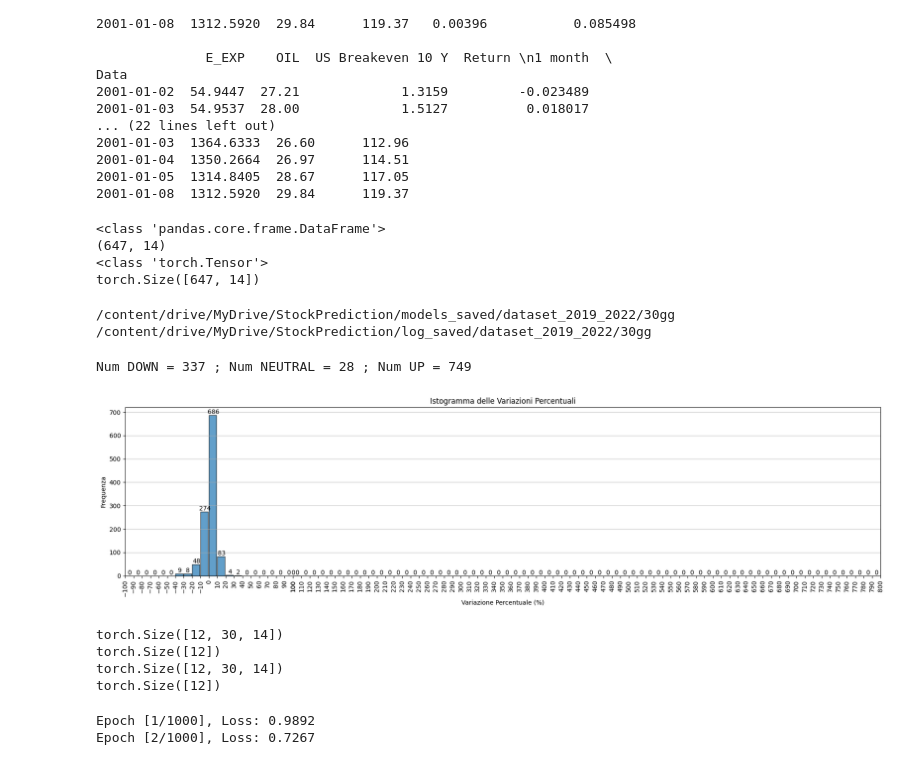
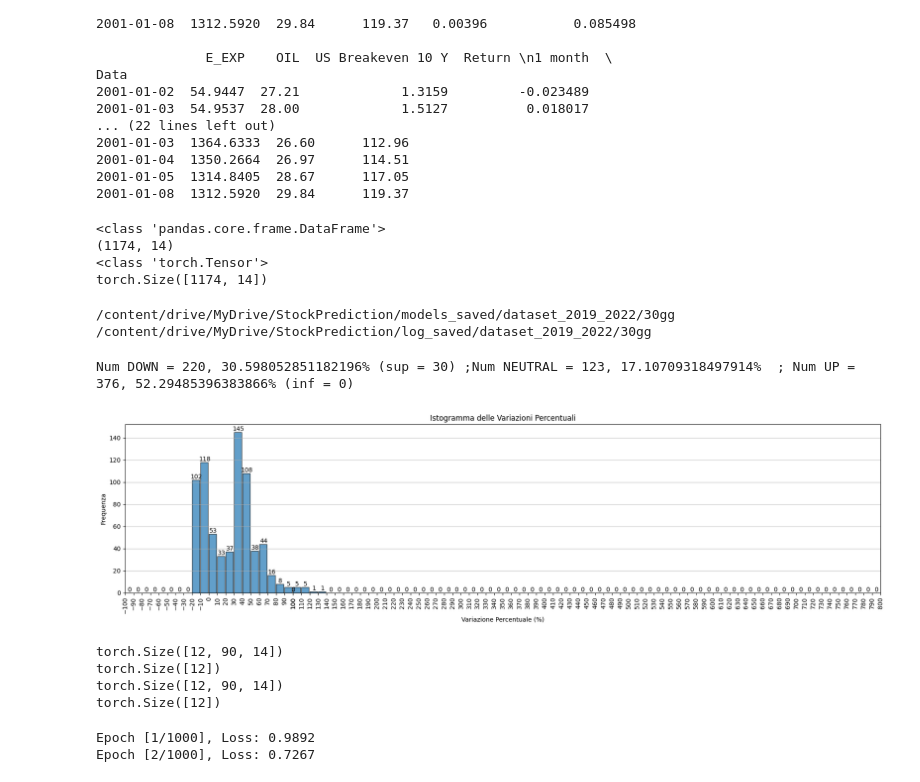
Before and after one commit to tommasomora01/StockIndexClassification, a Jupyter notebook: StockIndexClassification_COLABnew.ipynb, the cells around one changed output. Drawn from its saved outputs; the diff is of its cells as text; code cells hidden in the pictures.

```diff
--- a/StockIndexClassification_COLABnew.ipynb
+++ b/StockIndexClassification_COLABnew.ipynb
@@ -213,22 +215,22 @@ class SequenceDataset(Dataset[Tuple[torch.Tensor, int]]):
             plt.show()
 # %%
 # train_inputs = normalized_df.iloc[:,:]
-# train_inputs = train_model_dataset.iloc[:,:]
-# folders[0] = os.path.join(folders[0],"dataset_2019_2022")
-# folders[1] = os.path.join(folders[1],"dataset_2019_2022")
-# print(type(train_inputs))
-# print(train_inputs.shape)
+train_inputs = train_model_dataset.iloc[:,:]
+folders[0] = os.path.join(folders[0],"dataset_2019_2022")
+folders[1] = os.path.join(folders[1],"dataset_2019_2022")
+print(type(train_inputs))
+print(train_inputs.shape)
 
 
-# X_train_tensor = torch.tensor(train_inputs.to_numpy())
+X_train_tensor = torch.tensor(train_inputs.to_numpy())
 
-# print(type(X_train_tensor))
-# print(X_train_tensor.shape)
+print(type(X_train_tensor))
+print(X_train_tensor.shape)
 # %% [output]
 <class 'pandas.core.frame.DataFrame'>
-(647, 14)
+(1174, 14)
 <class 'torch.Tensor'>
-torch.Size([647, 14])
+torch.Size([1174, 14])
 # %%
 
 # Definizione del modello
@@ -371,9 +373,9 @@ def evaluate_model(model, test_loader, device):
     return accuracy, all_predictions, all_targets
 # %%
 # Iperparametri
-sequence_length = 30
+sequence_length = 90
 offset = 1
-distance_pred = 30
+distance_pred = 365
 output_size = 3  # Numero di classi: D, N, U
 learning_rate = 0.0001
 num_epochs = 1000
@@ -388,31 +390,31 @@ print(folders[1])
 /content/drive/MyDrive/StockPrediction/log_saved/dataset_2019_2022/30gg
 # %%
 # Creazione del dataset
-# dataset = SequenceDataset(train_inputs, sequence_length=sequence_length, offset=offset,distance_pred=distance_pred)
-# dataset.show_sequence(plot_mode=True)
-# # Split train-test
-# train_size = int(0.8 * len(dataset))
-# test_size = len(dataset) - train_size
-# train_dataset, test_dataset = torch.utils.data.random_split(dataset, [train_size, test_size])
+dataset = SequenceDataset(train_inputs, sequence_length=sequence_length, offset=offset,distance_pred=distance_pred)
+dataset.show_sequence(plot_mode=True)
+# Split train-test
+train_size = int(0.8 * len(dataset))
+test_size = len(dataset) - train_size
+train_dataset, test_dataset = torch.utils.data.random_split(dataset, [train_size, test_size])
 
-# # Creazione dei DataLoader
-# train_loader = DataLoader(train_dataset, batch_size=batch_size, shuffle=False)
-# test_loader = DataLoader(test_dataset, batch_size=batch_size, shuffle=False)
-# for inputs in train_loader:
-#   print(inputs[0].shape)
-#   print(inputs[1].shape)
-#   break
+# Creazione dei DataLoader
+train_loader = DataLoader(train_dataset, batch_size=batch_size, shuffle=False)
+test_loader = DataLoader(test_dataset, batch_size=batch_size, shuffle=False)
+for inputs in train_loader:
+  print(inputs[0].shape)
+  print(inputs[1].shape)
+  break
 
-# for inputs in test_loader:
-#     print(inputs[0].shape)
-#     print(inputs[1].shape)
-#     break
+for inputs in test_loader:
+    print(inputs[0].shape)
+    print(inputs[1].shape)
+    break
 # %% [output]
-Num DOWN = 337 ; Num NEUTRAL = 28 ; Num UP = 749
+Num DOWN = 220, 30.598052851182196% (sup = 30) ;Num NEUTRAL = 123, 17.10709318497914%  ; Num UP = 376, 52.29485396383866% (inf = 0)
-[figure, old version]
+[figure, new version]
-torch.Size([12, 30, 14])
+torch.Size([12, 90, 14])
 torch.Size([12])
-torch.Size([12, 30, 14])
+torch.Size([12, 90, 14])
 torch.Size([12])
 # %%
 # import uuid
```
Also changed, not shown: parts of 3 cells of this notebook.
